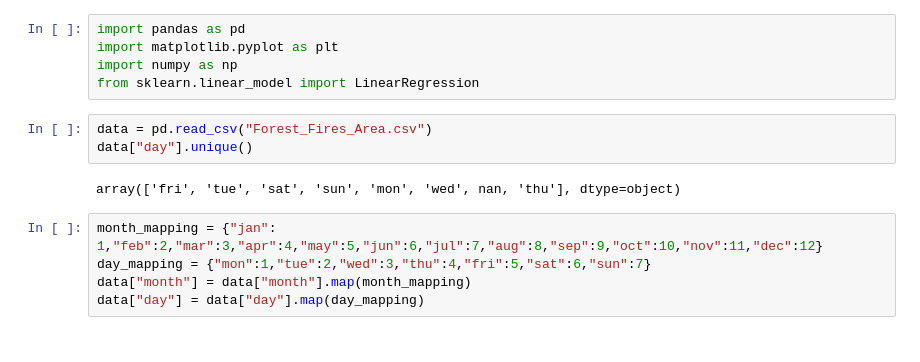
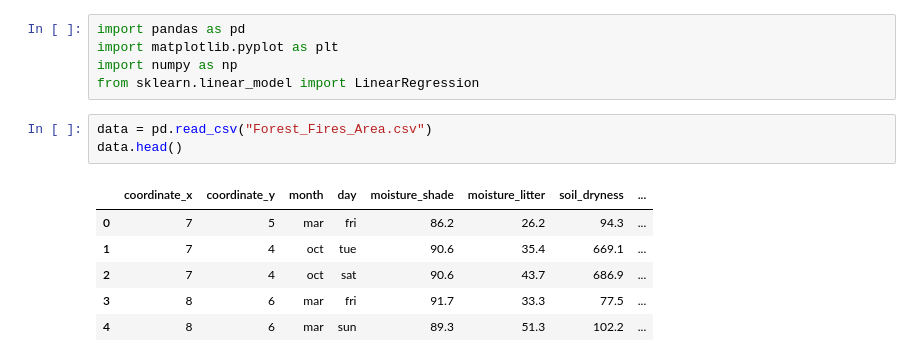
Before and after one commit to Sati2030/COMP1008_Seiji, a Jupyter notebook: CourseWork/Testing.ipynb, the cells around one changed output. Saved outputs shown, nothing was run; the diff lists cells and outputs as text.

```diff
--- a/CourseWork/Testing.ipynb
+++ b/CourseWork/Testing.ipynb
@@ -5,11 +5,11 @@ import numpy as np
 from sklearn.linear_model import LinearRegression
 # %%
 data = pd.read_csv("Forest_Fires_Area.csv")
-data["day"].unique()
+data.head()
 # %% [output]
-array(['fri', 'tue', 'sat', 'sun', 'mon', 'wed', nan, 'thu'], dtype=object)
+|  | coordinate_x | coordinate_y | month | day | moisture_shade | moisture_litter | soil_dryness | ... |
+| 0 | 7 | 5 | mar | fri | 86.2 | 26.2 | 94.3 | ... |
+| 1 | 7 | 4 | oct | tue | 90.6 | 35.4 | 669.1 | ... |
+| 2 | 7 | 4 | oct | sat | 90.6 | 43.7 | 686.9 | ... |
+| 3 | 8 | 6 | mar | fri | 91.7 | 33.3 | 77.5 | ... |
+| 4 | 8 | 6 | mar | sun | 89.3 | 51.3 | 102.2 | ... |
-# %%
-month_mapping = {"jan": 1,"feb":2,"mar":3,"apr":4,"may":5,"jun":6,"jul":7,"aug":8,"sep":9,"oct":10,"nov":11,"dec":12}
-day_mapping = {"mon":1,"tue":2,"wed":3,"thu":4,"fri":5,"sat":6,"sun":7}
-data["month"] = data["month"].map(month_mapping)
-data["day"] = data["day"].map(day_mapping)
```
Also changed, not shown: parts of 12 cells of this notebook, 2 other files.
